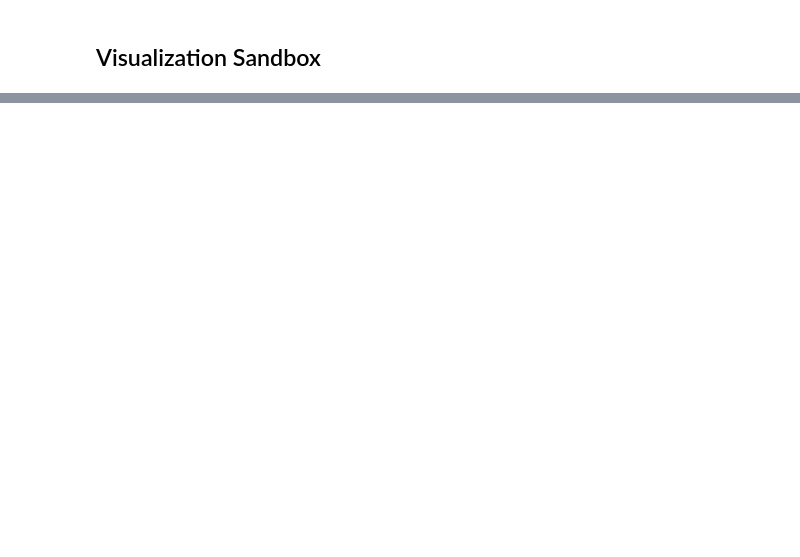
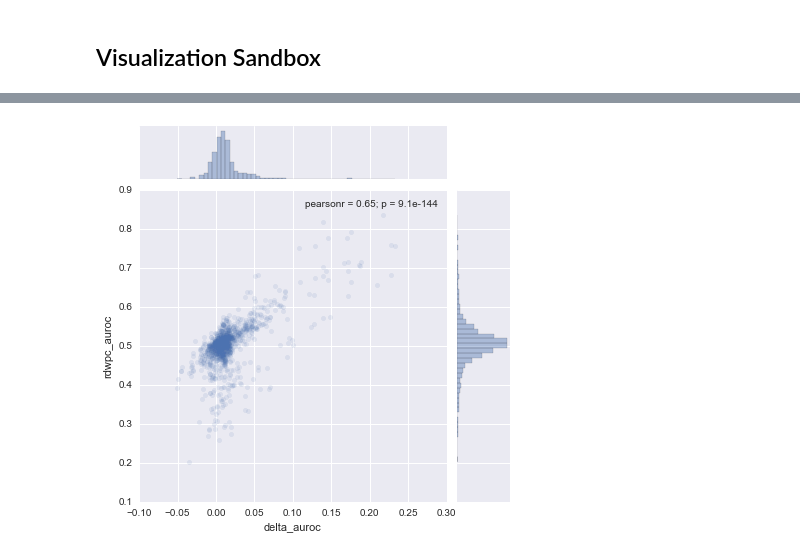
Before and after one commit to dhimmel/learn, a Jupyter notebook: all-features/5.5-transplit-DWPCs.ipynb, the cells around one changed output, grey strips where cells are left out. Saved outputs shown, nothing was run; the diff lists cells and outputs as text; code cells hidden in the pictures; blank space fills up the shorter version.

```diff
--- a/all-features/5.5-transplit-DWPCs.ipynb
+++ b/all-features/5.5-transplit-DWPCs.ipynb
@@ -142,0 +137,4 @@ seaborn.jointplot(pdwpc_df['CbGpPWpGaD'], rdwpc_df['CbGpPWpGaD'], alpha = 0.1);
+# %%
+seaborn.jointplot(auroc_df['delta_auroc'], auroc_df['rdwpc_auroc'], alpha = 0.1);
+# %% [output]
+[figure, added]
```
Also changed, not shown: parts of 17 cells of this notebook, 3 other files.
